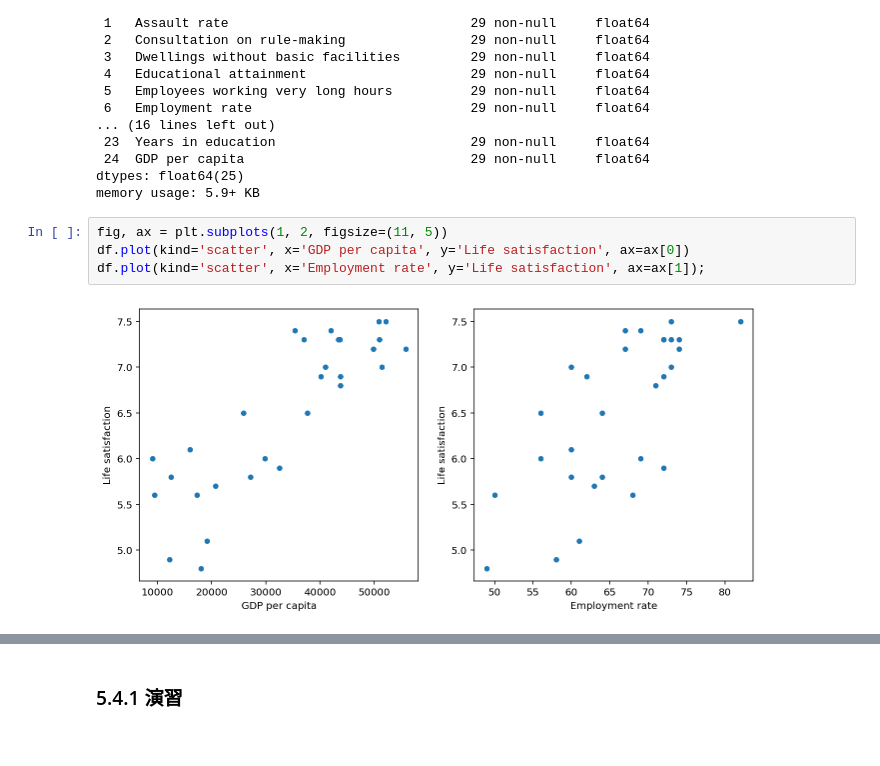
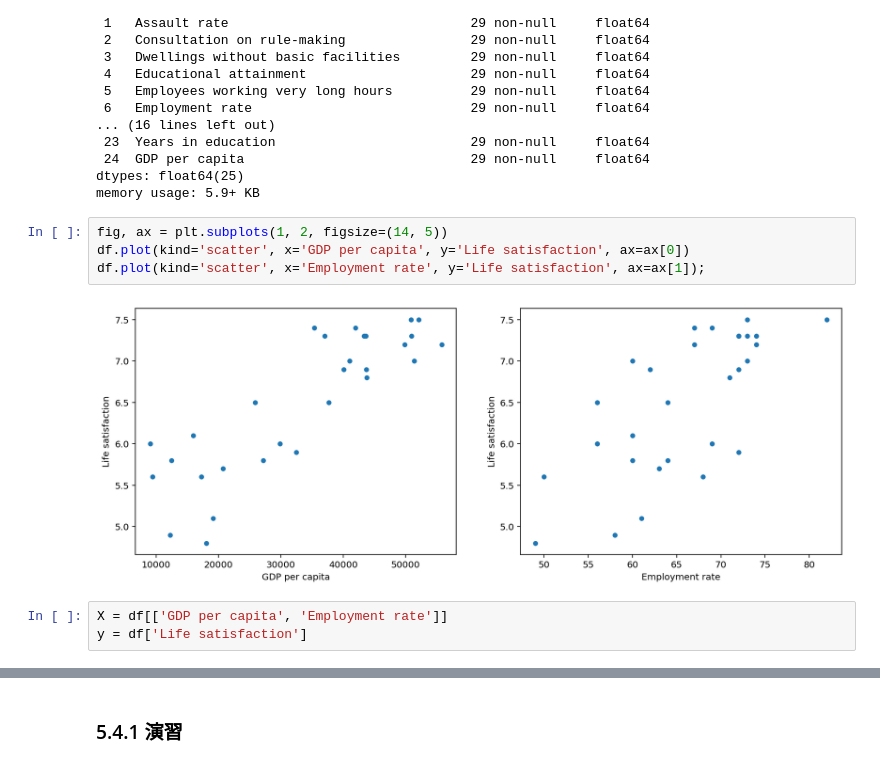
Before and after one commit to tomonari-masada/course2022-sml, a Jupyter notebook: 05_nearest_neighbors_2.ipynb, the cells around one changed output, grey strips where cells are left out. Saved outputs shown, nothing was run; the diff lists cells and outputs as text.

```diff
--- a/05_nearest_neighbors_2.ipynb
+++ b/05_nearest_neighbors_2.ipynb
@@ -86,8 +85,11 @@ Data columns (total 25 columns):
 dtypes: float64(25)
 memory usage: 5.9+ KB
 # %%
-fig, ax = plt.subplots(1, 2, figsize=(11, 5))
+fig, ax = plt.subplots(1, 2, figsize=(14, 5))
 df.plot(kind='scatter', x='GDP per capita', y='Life satisfaction', ax=ax[0])
 df.plot(kind='scatter', x='Employment rate', y='Life satisfaction', ax=ax[1]);
 # %% [output]
-[figure, old version]
+[figure, new version]
+# %%
+X = df[['GDP per capita', 'Employment rate']]
+y = df['Life satisfaction']
```
Also changed, not shown: parts of 43 cells of this notebook.
